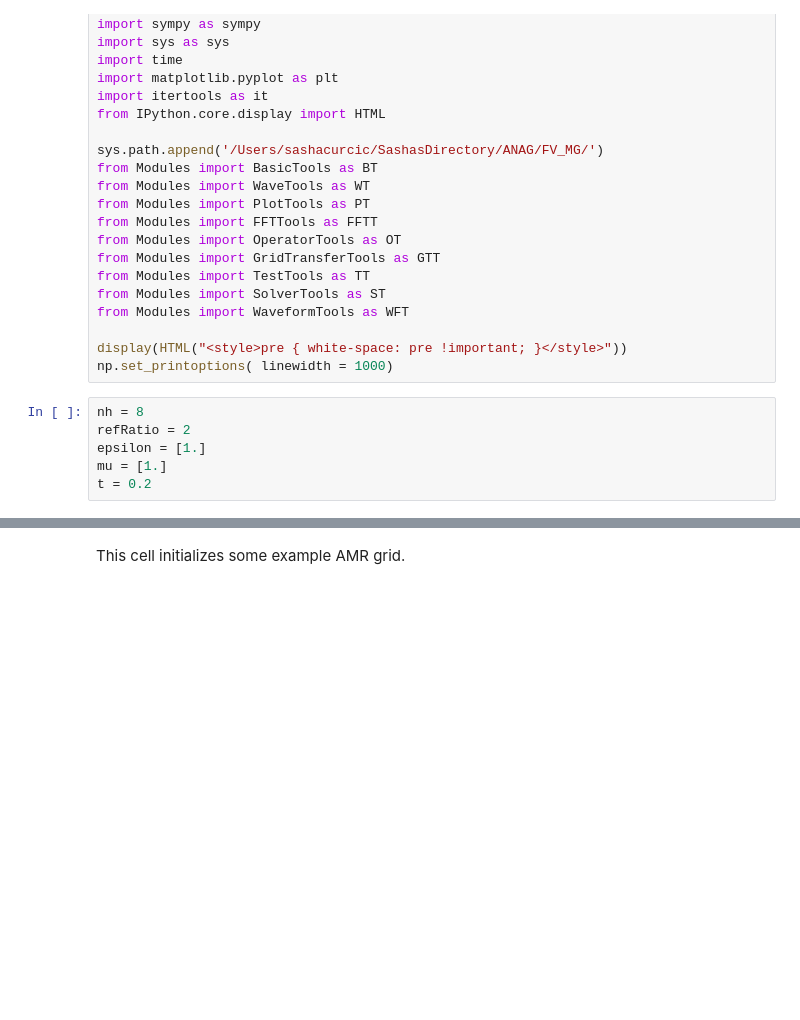
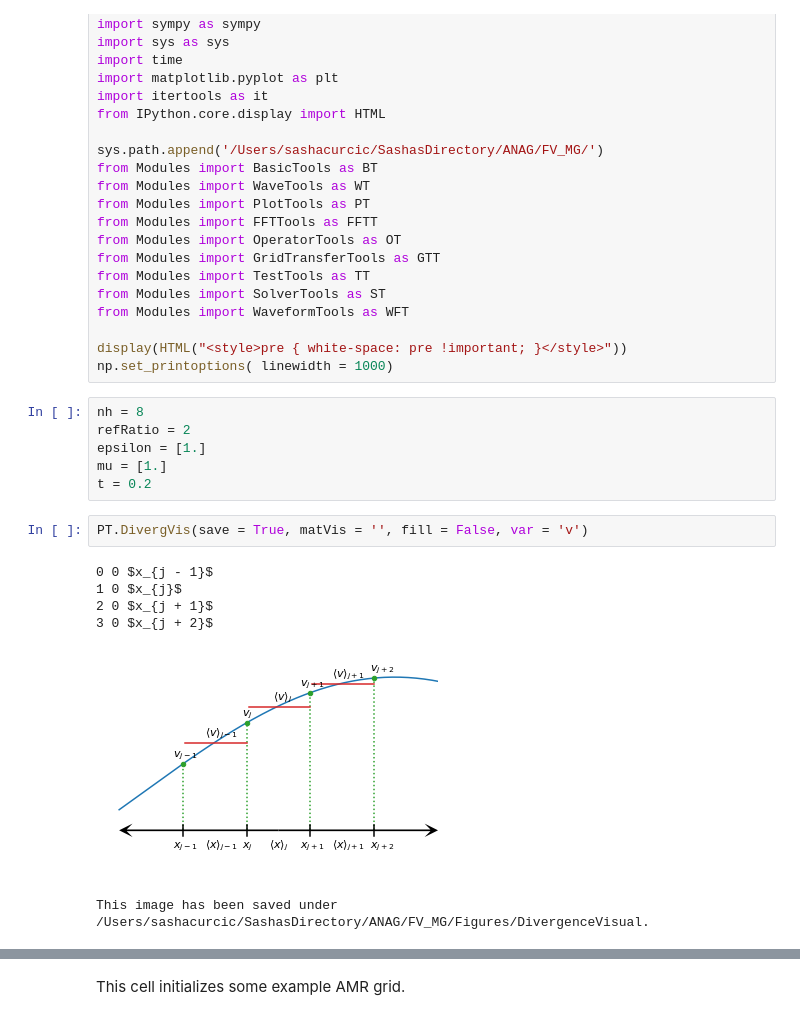
Before and after one commit to 88Sasha88/FV_MG, a Jupyter notebook: AMRDemo.ipynb, the cells around one changed output, grey strips where cells are left out. Drawn from its saved outputs; the diff is of its cells as text; blank space fills up the shorter version.

```diff
--- a/AMRDemo.ipynb
+++ b/AMRDemo.ipynb
@@ -31,6 +31,15 @@ refRatio = 2
 epsilon = [1.]
 mu = [1.]
 t = 0.2
+# %%
+PT.DivergVis(save = True, matVis = '', fill = False, var = 'v')
+# %% [output]
+0 0 $x_{j - 1}$
+1 0 $x_{j}$
+2 0 $x_{j + 1}$
+3 0 $x_{j + 2}$
+[figure, added]
+This image has been saved under /Users/sashacurcic/SashasDirectory/ANAG/FV_MG/Figures/DivergenceVisual.
 # %%
 PT.DivergVis(save = True, matVis = '', fill = False, var = 'u')
 # %% [output]
```
Also changed, not shown: parts of 7 cells of this notebook, 1 other file.
